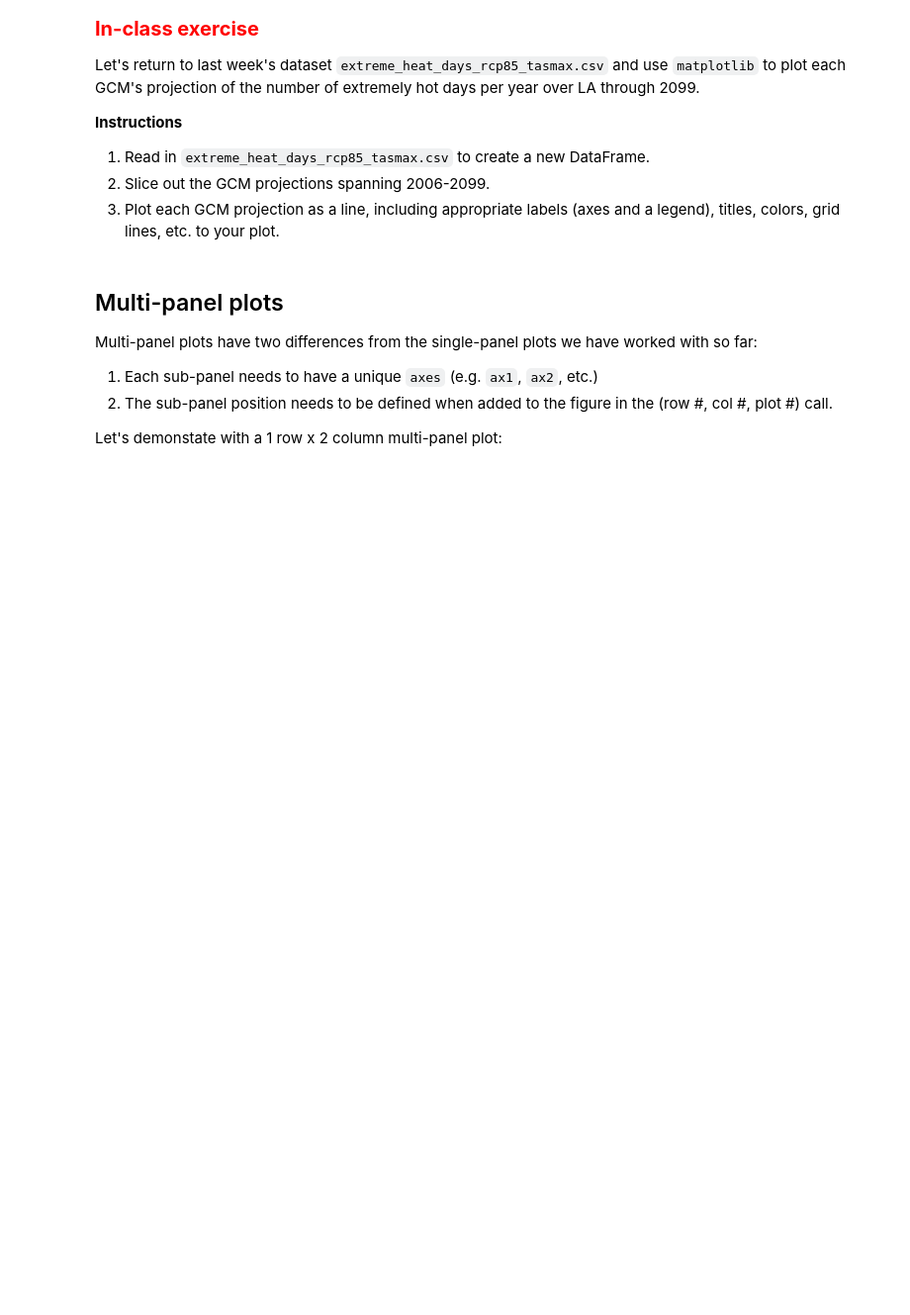
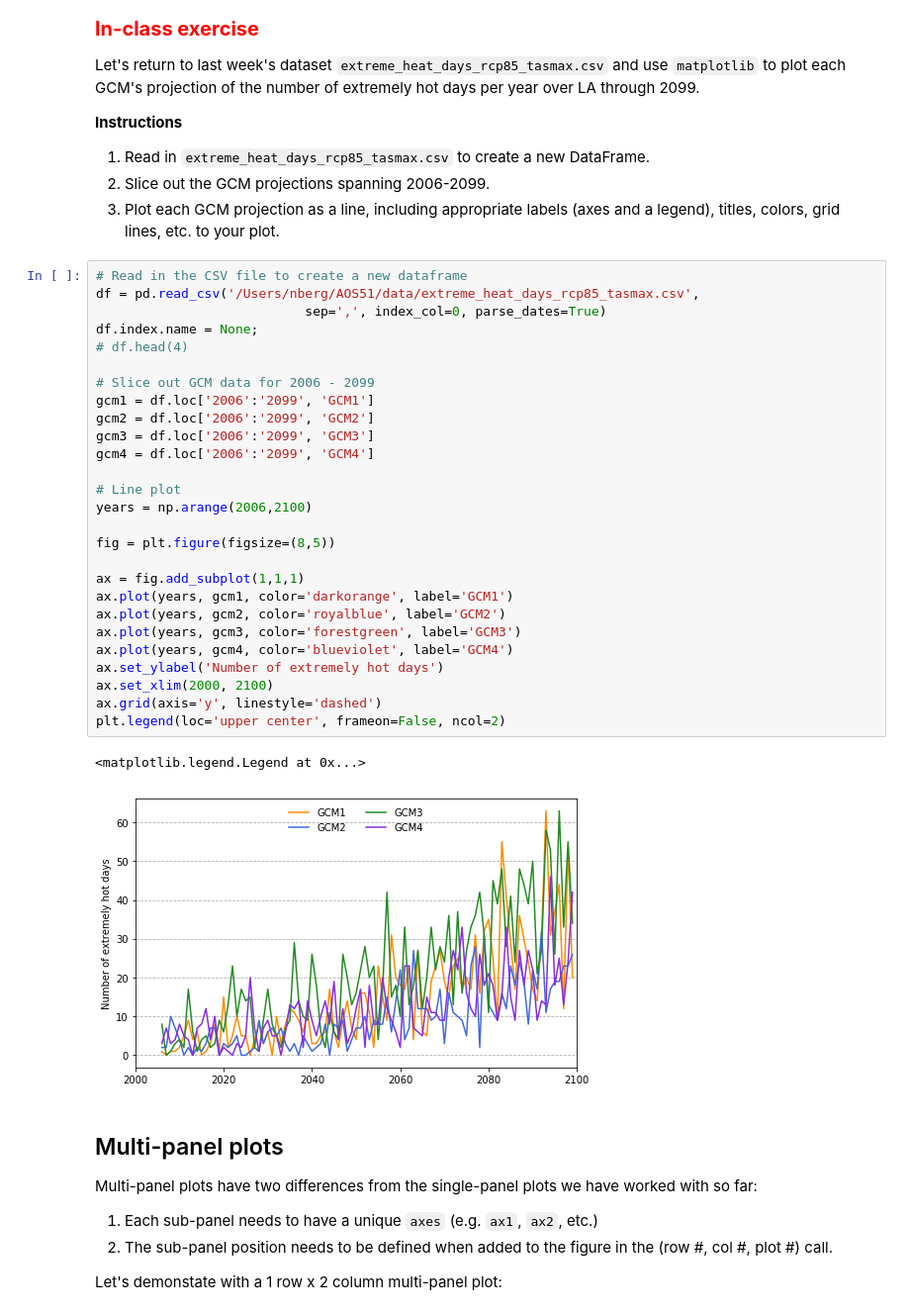
Before and after one commit to neil-berg/climate-data-analyses, a Jupyter notebook: lectures/AOS51_2019W_#3.ipynb, the cells around one changed output. Shown: that part at 99% size. Saved outputs shown, nothing was run; the diff lists cells and outputs as text; blank space fills up the shorter version.

```diff
--- a/lectures/AOS51_2019W_#3.ipynb
+++ b/lectures/AOS51_2019W_#3.ipynb
@@ -157,6 +183,36 @@ Let's return to last week's dataset `extreme_heat_days_rcp85_tasmax.csv` and use
 1. Read in `extreme_heat_days_rcp85_tasmax.csv` to create a new DataFrame.
 2. Slice out the GCM projections spanning 2006-2099.
 3. Plot each GCM projection as a line, including appropriate labels (axes and a legend), titles, colors, grid lines, etc. to your plot.
+# %%
+# Read in the CSV file to create a new dataframe
+df = pd.read_csv('/Users/nberg/AOS51/data/extreme_heat_days_rcp85_tasmax.csv',
+                           sep=',', index_col=0, parse_dates=True)
+df.index.name = None;
+# df.head(4)
+
+# Slice out GCM data for 2006 - 2099
+gcm1 = df.loc['2006':'2099', 'GCM1']
+gcm2 = df.loc['2006':'2099', 'GCM2']
+gcm3 = df.loc['2006':'2099', 'GCM3']
+gcm4 = df.loc['2006':'2099', 'GCM4']
+
+# Line plot
+years = np.arange(2006,2100)
+
+fig = plt.figure(figsize=(8,5))
+
+ax = fig.add_subplot(1,1,1)
+ax.plot(years, gcm1, color='darkorange', label='GCM1')
+ax.plot(years, gcm2, color='royalblue', label='GCM2')
+ax.plot(years, gcm3, color='forestgreen', label='GCM3')
+ax.plot(years, gcm4, color='blueviolet', label='GCM4')
+ax.set_ylabel('Number of extremely hot days')
+ax.set_xlim(2000, 2100)
+ax.grid(axis='y', linestyle='dashed')
+plt.legend(loc='upper center', frameon=False, ncol=2)
+# %% [output]
+<matplotlib.legend.Legend at 0x...>
+[figure, added]
 # %% [markdown]
 ## Multi-panel plots
 
```
Also changed, not shown: parts of 5 cells of this notebook, 1 other file.
